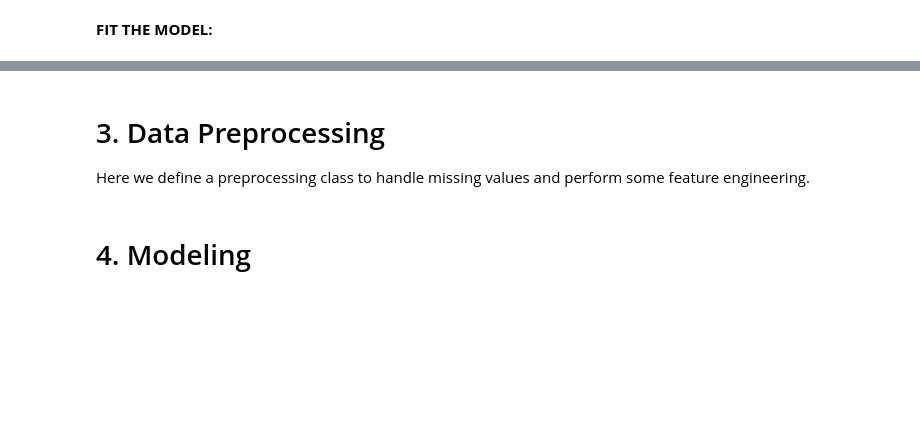
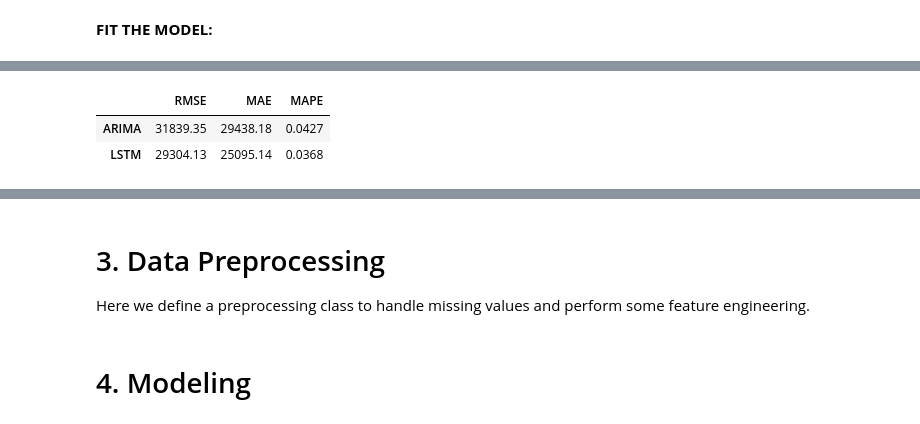
Before and after one commit to fabriziobasso/Colab_backup, a Jupyter notebook: File_08.ipynb, the cells around one changed output, grey strips where cells are left out. Saved outputs shown, nothing was run; the diff lists cells and outputs as text; code cells hidden in the pictures; blank space fills up the shorter version.

```diff
--- a/File_08.ipynb
+++ b/File_08.ipynb
@@ -417,9 +490,8 @@ class lstm_model:
 
   def build_model(self,units=64):
     model = Sequential()
-    model.add(LSTM(units, activation="tanh", input_shape=self.input_shape, kernel_regularizer=keras.regularizers.l2(0.001), dropout=0.2, return_sequences=True))
-    model.add(LSTM(units, activation="tanh", input_shape=self.input_shape, kernel_regularizer=keras.regularizers.l2(0.001), dropout=0.2, return_sequences=True))
-    model.add(LSTM(units, activation="tanh", input_shape=self.input_shape, kernel_regularizer=keras.regularizers.l2(0.001), dropout=0.2, return_sequences=False))
+    model.add(GRU(units, activation="relu", input_shape=self.input_shape, kernel_regularizer=keras.regularizers.l2(0.001), dropout=0.2, return_sequences=True))
+    model.add(GRU(int(units/2), activation="relu", input_shape=self.input_shape, kernel_regularizer=keras.regularizers.l2(0.001), dropout=0.2, return_sequences=False))
     model.add(layers.BatchNormalization())
     model.add(Dense(self.output_shape[0]))
     model.compile(optimizer='adam', loss='mse')
@@ -469,6 +642,7 @@ plt.show()
 # %%
-print(test_raw.shape, pred_lstm.shape)
-root_mean_squared_error(test_raw[:12],pred_arima[:12])
-
 df_results = store_results(df_results, test_raw, pred_lstm, model_name="LSTM")
 df_results
+# %% [output]
+|  | RMSE | MAE | MAPE |
+| ARIMA | 31839.35 | 29438.18 | 0.0427 |
+| LSTM | 29304.13 | 25095.14 | 0.0368 |
```
Also changed, not shown: parts of 34 cells of this notebook.
